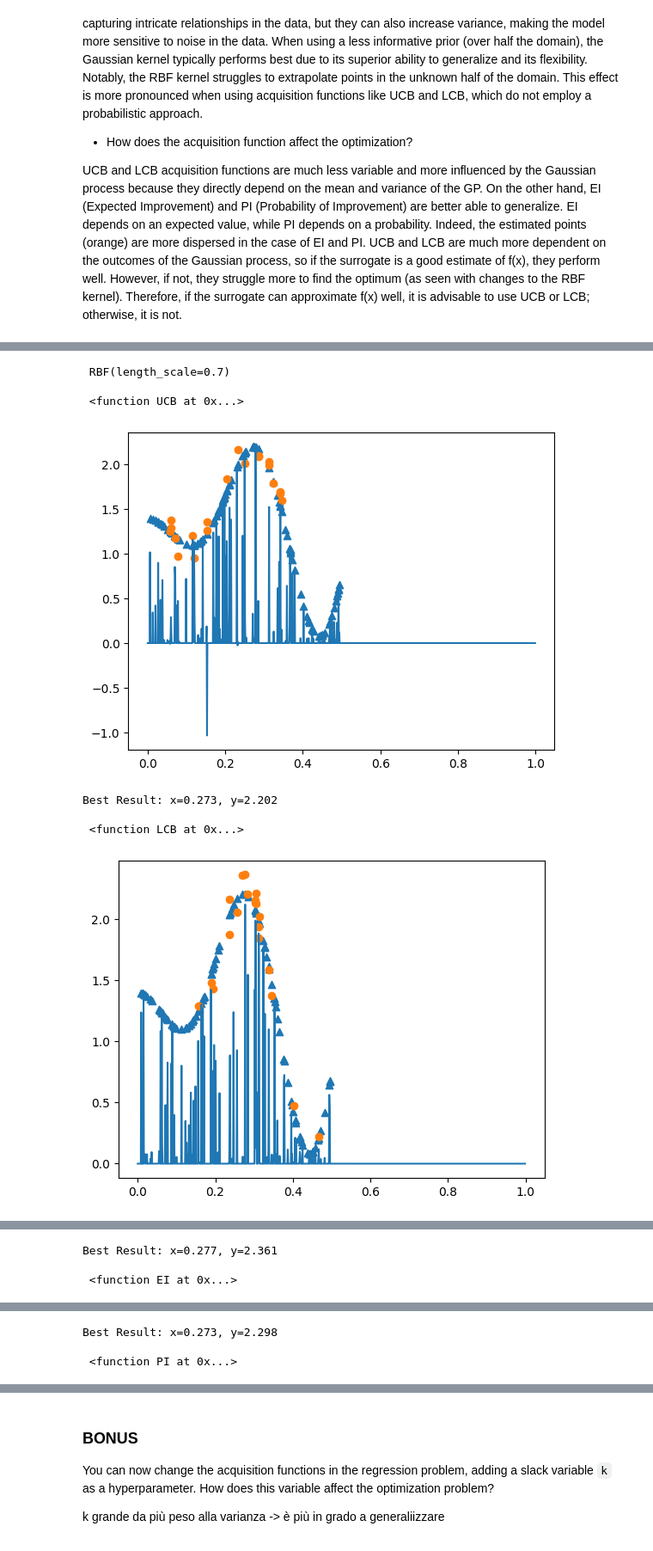
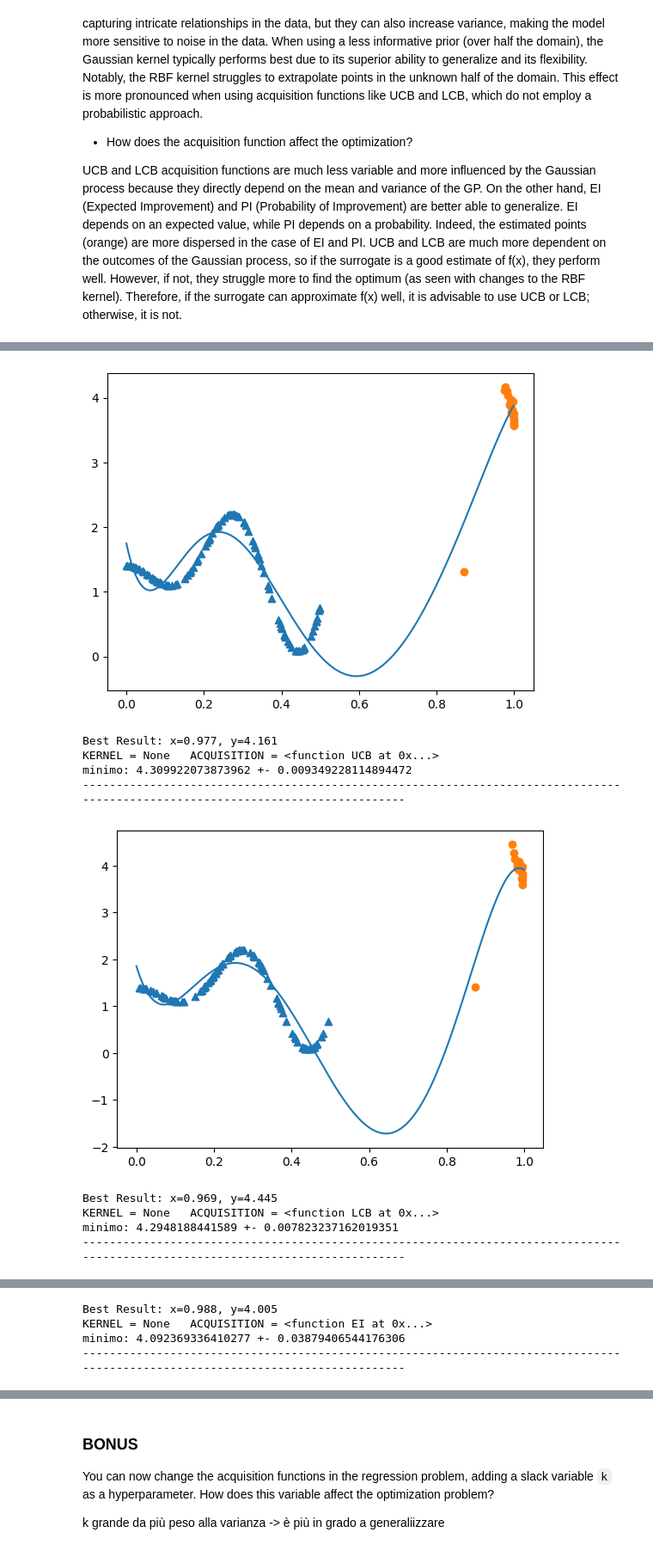
Before and after one commit to CarlottaGiacchetta/lab_optimizationTechniques, a Jupyter notebook: lab6/optimtech_lab6.ipynb, the cells around one changed output, grey strips where cells are left out. Shown: that part at 86% size. Saved outputs shown, nothing was run; the diff lists cells and outputs as text; code cells hidden in the pictures.

```diff
--- a/lab6/optimtech_lab6.ipynb
+++ b/lab6/optimtech_lab6.ipynb
@@ -413,24 +477,37 @@ Best Result: x=0.967, y=4.337
 # %%
 size = 100
 kernel_rbf = RBF(length_scale = 0.7)
 acquisitions = [UCB, LCB, EI, PI]
-kernels = [kernel_rbf]
+kernels = [None]
 
-for kernel in kernels:
-    print('\n\n\n\n', kernel)
-    for acq in acquisitions:
-        print('\n',acq)
-        X, y, model = bayesianOptmization(20, size, acq, multimodal_2, prior_3, kernel=kernel) #TODO try with other priors, acquisition functions and objective func
-        plot(X, y, model, size)
-        # best result
-        ix = argmax(y)
-        print('Best Result: x=%.3f, y=%.3f' % (X[ix][0], y[ix][0]))
+for acq in acquisitions:
+    for kernel in kernels:
+        min_list = []
+
+        for sssss in range(100):
+            X, y, model = bayesianOptmization(20, size, acq, multimodal_2, prior_3, kernel=kernel) #TODO try with other priors, acquisition functions and objective func
+            ix = argmax(y)
+
+            if sssss == 0:
+                plot(X, y, model, size)
+                # best result
+                print('Best Result: x=%.3f, y=%.3f' % (X[ix][0], y[ix][0]))
+
+            min_list.append(y[ix][0])
+
+        media = sum(min_list) / len(min_list)
+        varianza = sum((x - media) ** 2 for x in min_list) / len(min_list)
+        print(f'KERNEL = {kernel}\tACQUISITION = {acq}')
+        print(f'minimo: {media} +- {varianza}' )
+        print('--------------------------------------------------------------------------------------------------------------------------------\n\n\n')
 # %% [output]
+[figure, new version]
- RBF(length_scale=0.7)
-
- <function UCB at 0x...>
+Best Result: x=0.977, y=4.161
+KERNEL = None   ACQUISITION = <function UCB at 0x...>
+minimo: 4.309922073873962 +- 0.009349228114894472
+--------------------------------------------------------------------------------------------------------------------------------
-[figure, old version]
+[figure, new version]
-Best Result: x=0.273, y=2.202
-
- <function LCB at 0x...>
+Best Result: x=0.969, y=4.445
+KERNEL = None   ACQUISITION = <function LCB at 0x...>
+minimo: 4.2948188441589 +- 0.007823237162019351
+--------------------------------------------------------------------------------------------------------------------------------
-[figure, old version]
@@ -437,3 +515,4 @@ Best Result: x=0.273, y=2.202
-Best Result: x=0.277, y=2.361
-
- <function EI at 0x...>
+Best Result: x=0.988, y=4.005
+KERNEL = None   ACQUISITION = <function EI at 0x...>
+minimo: 4.092369336410277 +- 0.03879406544176306
+--------------------------------------------------------------------------------------------------------------------------------
@@ -446,3 +523,0 @@ Increase the number of iterations (max_iter) or scale the data as shown in:
-Best Result: x=0.273, y=2.298
-
- <function PI at 0x...>
```
Also changed, not shown: parts of 4 cells of this notebook.
